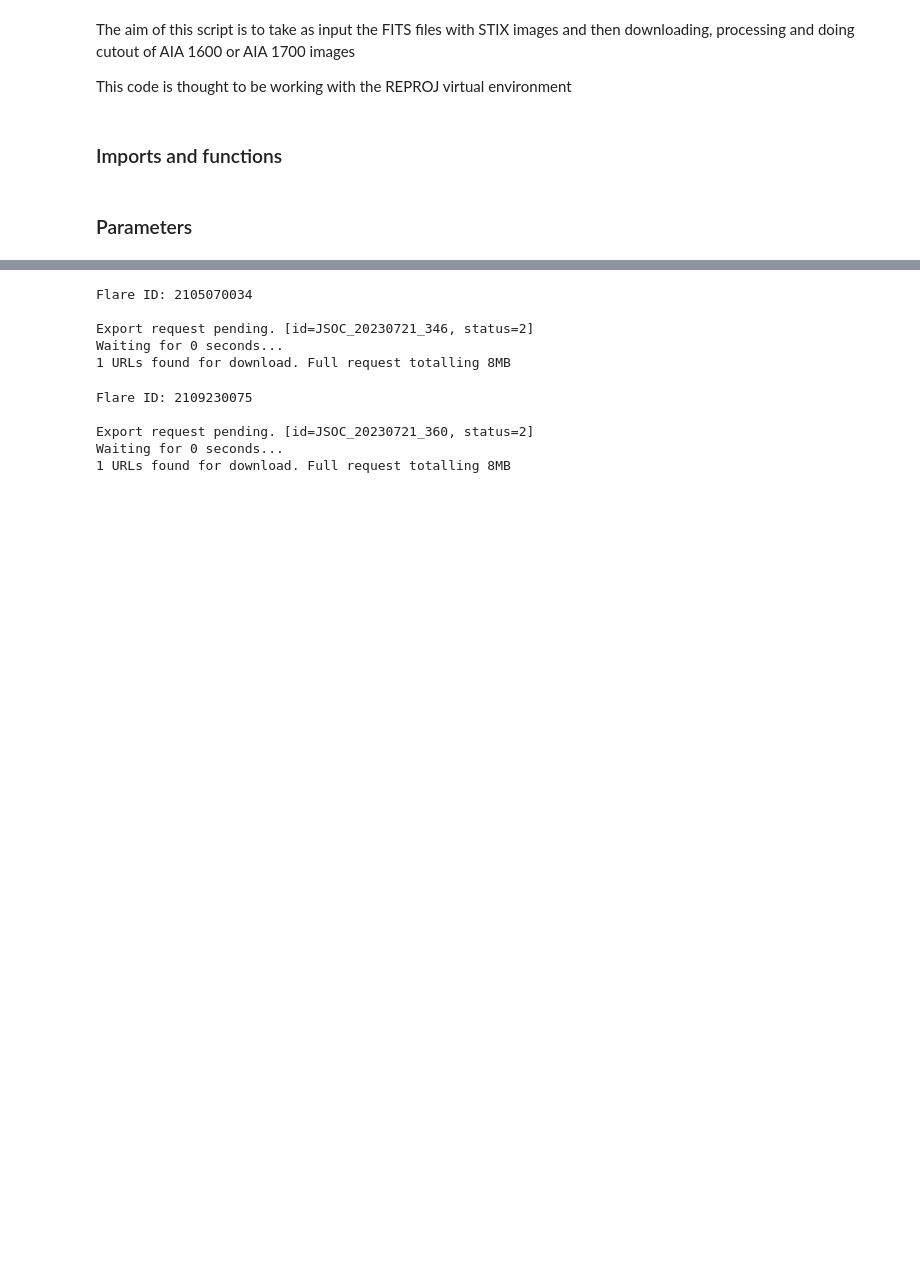
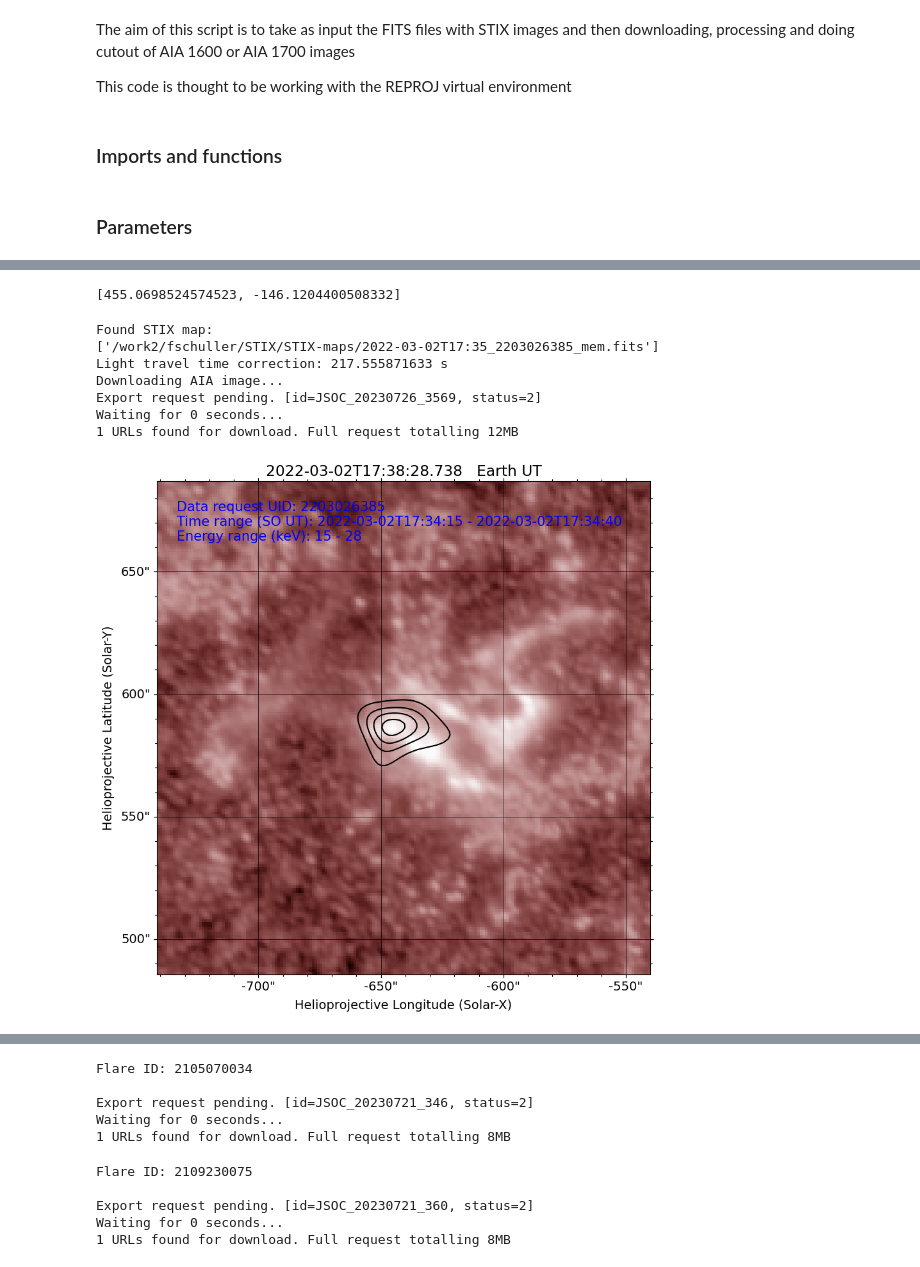
Before and after one commit to FredSchuller/STIX_estimate_pointing_error, a Jupyter notebook: automatic_STIX-AIA_comparison.ipynb, the cells around one changed output, grey strips where cells are left out. Cells and saved outputs as stored; diff of their text form; code cells hidden in the pictures; blank space fills up the shorter version.

```diff
--- a/automatic_STIX-AIA_comparison.ipynb
+++ b/automatic_STIX-AIA_comparison.ipynb
@@ -182,0 +201,36 @@ frederic_csv = '/home/afbattaglia/Software/STIX_estimate_pointing_error/Flare-lo
+# %%
+### Another example
+peak_time_so = '2022-03-02T17:35'
+uid          = '2203026385'
+start_time_so = '2022-03-02T17:34:15'
+end_time_so  = '2022-03-02T17:34:40'
+energy_low   = 15.
+energy_high  = 28.
+flare_loc_earth_string = 'N15E29'
+# %%
+def flare_coord_to_float(coord_string):
+    # Convert the flare coordinates from string to 2 float values
+    sign_ns = 1
+    sign_ew = 1
+    if coord_string[0] == 'S': sign_ns = -1
+    if coord_string[3] == 'E': sign_ew = -1
+    coord_ns = float(coord_string[1:3])
+    coord_ew = float(coord_string[4:6])
+    lon = (sign_ew * coord_ew) #* u.deg
+    lat = (sign_ns * coord_ns) #* u.deg
+    return (lon,lat)
+    # print("Flare location: %3i , %3i"%(lon,lat))
+# %%
+def transform_HGS_to_HPC(coord, peak_time):
+    # Transform the locations from HGS string to HPC coordinates
+    # Get the Earth coordinates in hgs
+    earth_hgs = get_earth(Time(peak_time).isot)
+
+    # Transform the coordinates of the flare location from hgs to hpc
+    hpc_coord = hgs2hpc([coord[0], coord[1]], peak_time, earth_hgs)
+
+    # Store the coordinates
+    flare_loc_earth_hpc = [hpc_coord.Tx.value,hpc_coord.Ty.value]
+    # print("Helioprojective location: %7.1f , %7.1f"%(flare_loc_earth_hpc[0],flare_loc_earth_hpc[1]))
+
+    return flare_loc_earth_hpc
@@ -182,0 +323,17 @@ frederic_csv = '/home/afbattaglia/Software/STIX_estimate_pointing_error/Flare-lo
+# %%
+coord = flare_coord_to_float("S15W29")
+p_time = '2022-03-02T17:35'
+transform_HGS_to_HPC(coord, p_time)
+# %% [output]
+[455.0698524574523, -146.1204400508332]
+# %%
+plot_aia_stix_overlay(uid, peak_time_so, start_time_so, end_time_so, energy_low, energy_high, flare_loc_earth_string)
+# %% [output]
+Found STIX map:
+['/work2/fschuller/STIX/STIX-maps/2022-03-02T17:35_2203026385_mem.fits']
+Light travel time correction: 217.555871633 s
+Downloading AIA image...
+Export request pending. [id=JSOC_20230726_3569, status=2]
+Waiting for 0 seconds...
+1 URLs found for download. Full request totalling 12MB
+[figure, added]
```
Also changed, not shown: parts of 21 cells of this notebook.
